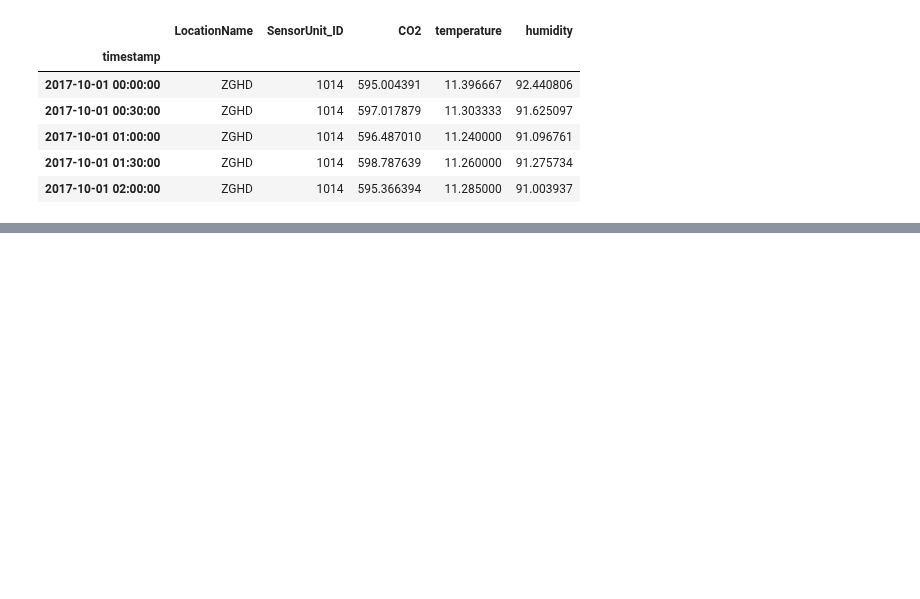
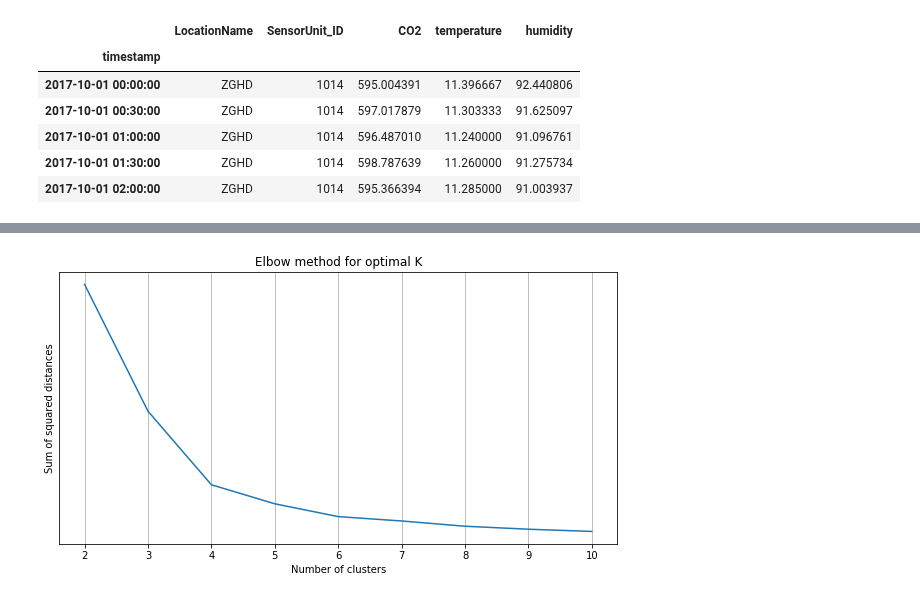
Before and after one commit to joelmfonseca/COM-503, a Jupyter notebook: mini_project/mini_project.ipynb, the cells around one changed output, grey strips where cells are left out. Drawn from its saved outputs; the diff is of its cells as text; code cells hidden in the pictures; blank space fills up the shorter version.

```diff
--- a/mini_project/mini_project.ipynb
+++ b/mini_project/mini_project.ipynb
@@ -90,0 +129,16 @@ mth.head()
+# %%
+range_k = range(2,11)
+X = ma.values
+kmeans = [KMeans(i) for i in search_space]
+scores = [kmeans[i].fit(X).inertia_ for i in range(len(kmeans))]
+
+fig, ax = plt.subplots(1, 1, figsize=(10,5))
+ax.plot(range_k, scores)
+plt.title('Elbow method for optimal K')
+plt.xlabel('Number of clusters')
+plt.ylabel('Sum of squared distances')
+plt.yticks([])
+plt.grid()
+plt.show()
+# %% [output]
+[figure, added]
```
Also changed, not shown: parts of 9 cells of this notebook.
